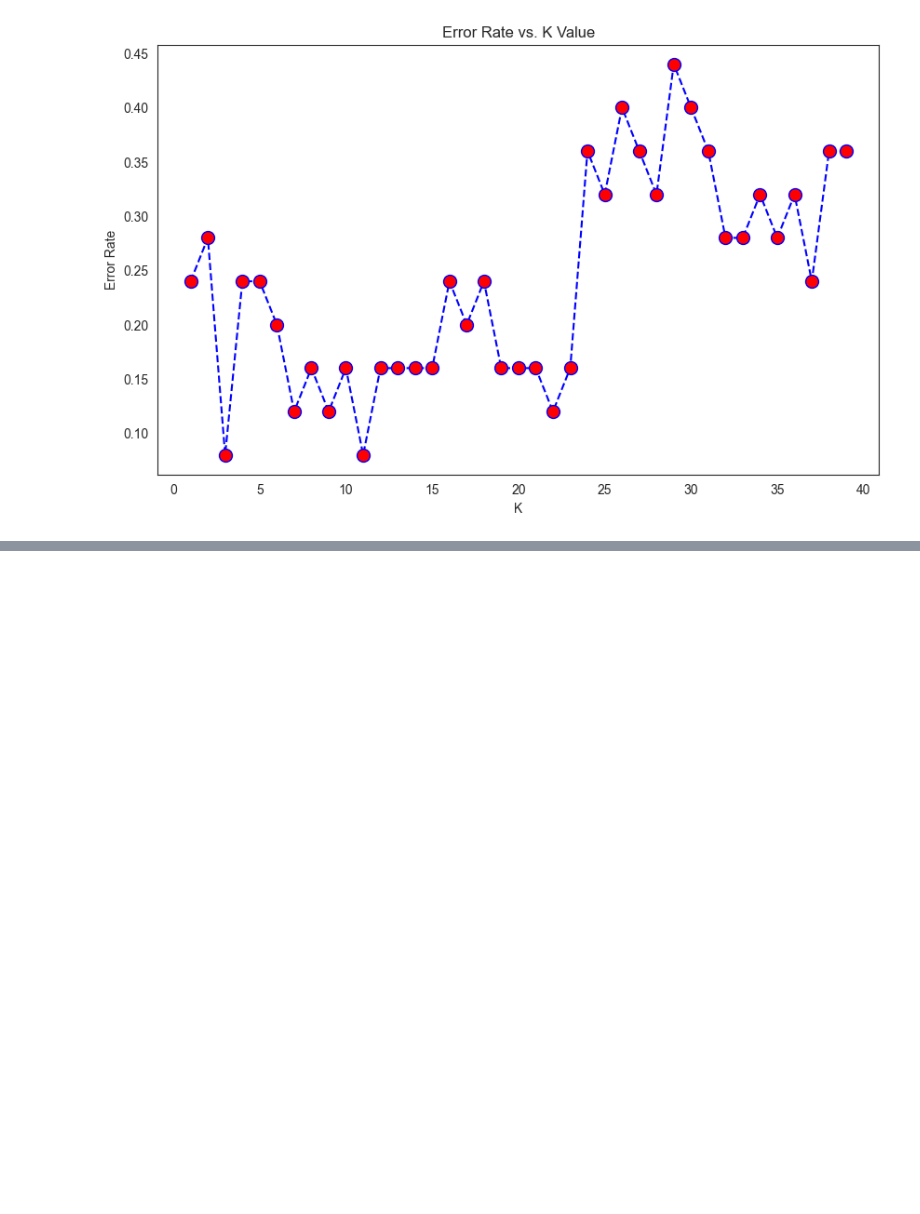
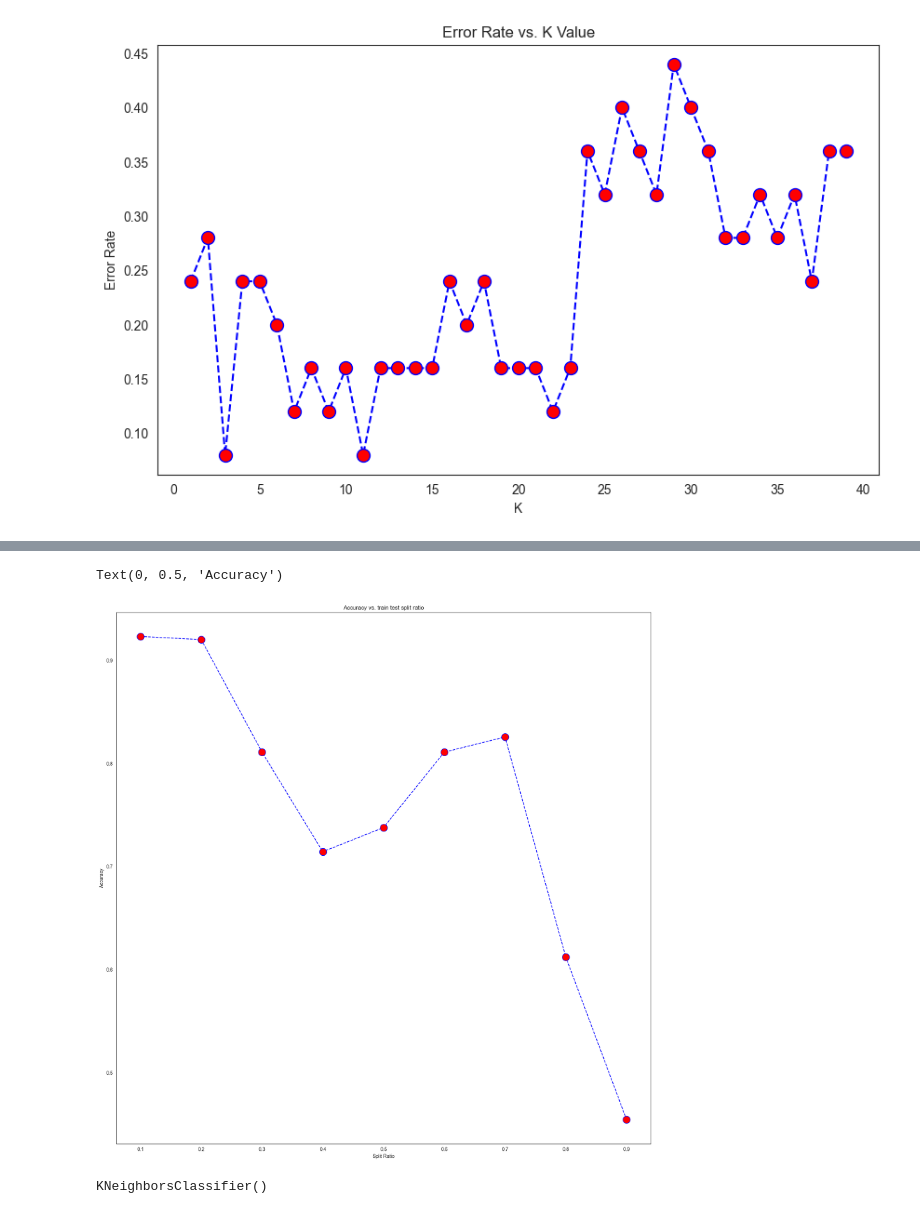
Before and after one commit to AdithiAcharya/Keystroke_analysis, a Jupyter notebook: ML Models/KNN.ipynb, the cells around one changed output, grey strips where cells are left out. Drawn from its saved outputs; the diff is of its cells as text; code cells hidden in the pictures; blank space fills up the shorter version.

Commit message:
models added but not trained completly

```diff
--- a/ML Models/KNN.ipynb
+++ b/ML Models/KNN.ipynb
@@ -194,0 +237,42 @@ ValueError: could not convert string to float: 'Genuine'
+# %%
+C_prange = [0.1,0.2,0.3,0.4,0.5,0.6,0.7,0.8,0.9]
+accuracy = []
+
+for i in C_prange:
+
+    train, test = train_test_split(data, test_size = i,random_state = 33)
+    features = list(data.columns[2:])
+    X = data[features]
+    y =data['Target']
+    X_train = train[features]
+    y_train = train['Target']
+    X_test = test[features]
+    y_test = test['Target']
+    knn = KNeighborsClassifier(n_neighbors=5)
+    knn.fit(X_train,y_train)
+    pred = knn.predict(X_test)
+    model_accuracy = metrics.accuracy_score(y_test,pred)
+    accuracy.append(model_accuracy)
+# %%
+ax =plt.figure(figsize=(20,20))
+plt.plot(C_prange,accuracy,color='blue', linestyle='dashed', marker='o',markerfacecolor='red', markersize=15)
+plt.title('Accuracy vs. train test split ratio')
+plt.xlabel('Split Ratio')
+plt.ylabel('Accuracy')
+# %% [output]
+Text(0, 0.5, 'Accuracy')
+[figure, added]
+# %%
+data = pd.read_csv(r"C:\Users\Admin\Desktop\Keystroke_analysis\KeystrokeLoggingApplication\src\balanced_Keystrokes_cleaned.csv", on_bad_lines='skip')
+train, test = train_test_split(data, test_size = 0.2, random_state=35)
+features = list(data.columns[2:])
+
+
+X_train = train[features]
+y_train = train['Target']
+X_test = test[features]
+y_test = test['Target']
+knn = KNeighborsClassifier(n_neighbors=5)
+knn.fit(X_train,y_train)
+# %% [output]
+KNeighborsClassifier()
```
Also changed, not shown: parts of 13 cells of this notebook, 8 other files.
